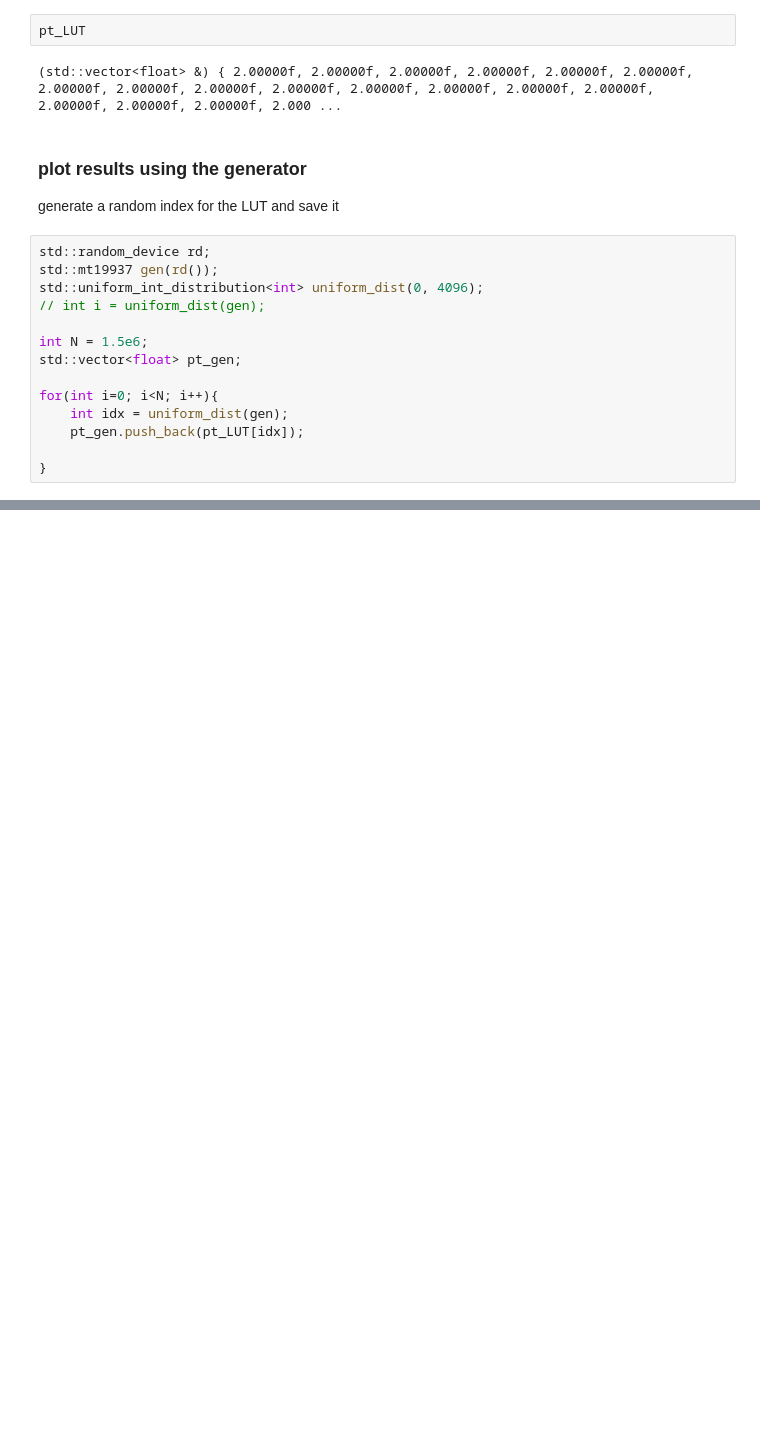
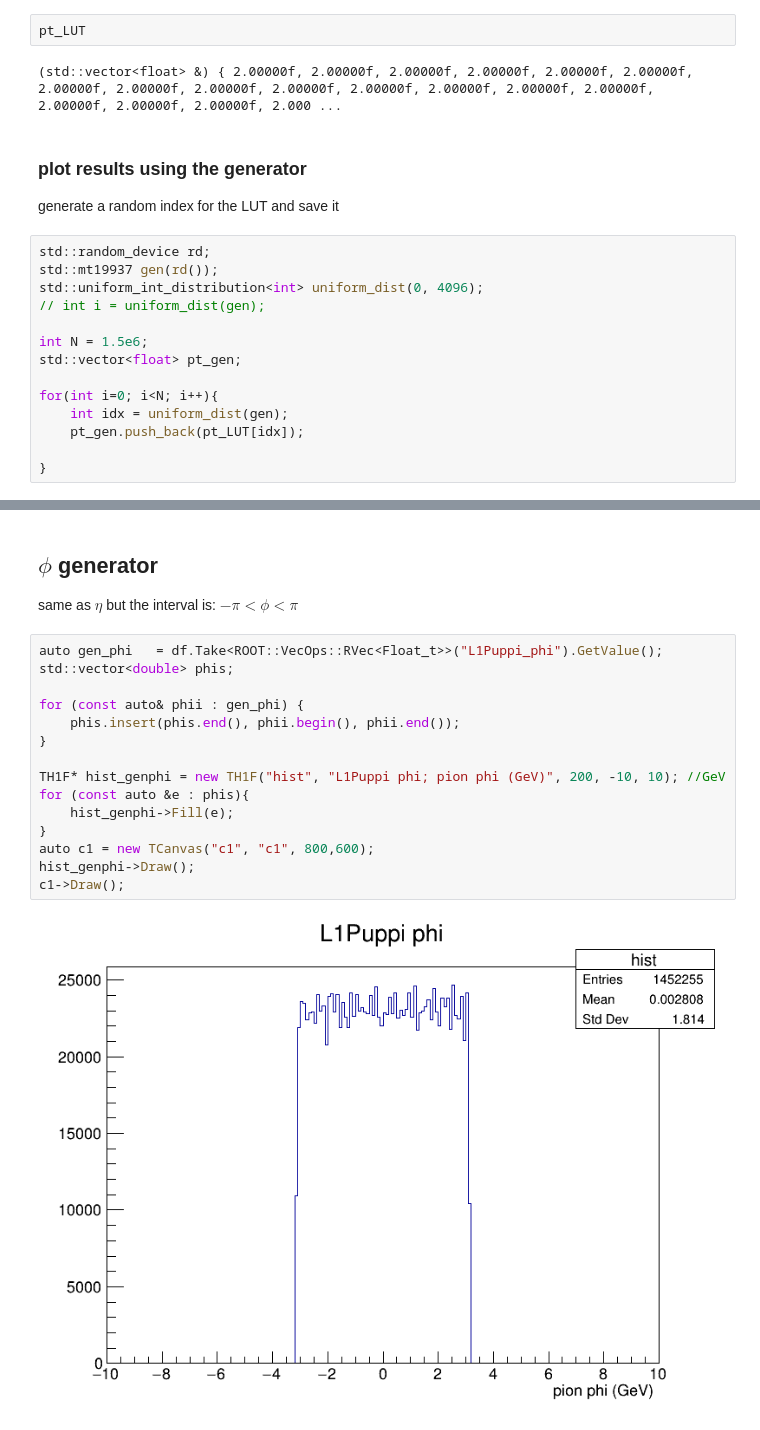
Before and after one commit to PietroCappelli/W3Pi_Analysis, a Jupyter notebook: w3pi_analysis/pt_generator.ipynb, the cells around one changed output, grey strips where cells are left out. Drawn from its saved outputs; the diff is of its cells as text; blank space fills up the shorter version.

```diff
--- a/w3pi_analysis/pt_generator.ipynb
+++ b/w3pi_analysis/pt_generator.ipynb
@@ -169,0 +223,20 @@ Warning in <TROOT::Append>: Replacing existing TH1: hist (Potential memory leak)
+# %% [markdown]
+## $\phi$ generator
+same as $\eta$ but the interval is: $-\pi < \phi < \pi$
+# %%
+auto gen_phi   = df.Take<ROOT::VecOps::RVec<Float_t>>("L1Puppi_phi").GetValue();
+std::vector<double> phis;
+
+for (const auto& phii : gen_phi) {
+    phis.insert(phis.end(), phii.begin(), phii.end());
+}
+
+TH1F* hist_genphi = new TH1F("hist", "L1Puppi phi; pion phi (GeV)", 200, -10, 10); //GeV
+for (const auto &e : phis){
+    hist_genphi->Fill(e);
+}
+auto c1 = new TCanvas("c1", "c1", 800,600);
+hist_genphi->Draw();
+c1->Draw();
+# %% [output]
+[figure, added]
```
Also changed, not shown: parts of 19 cells of this notebook.
